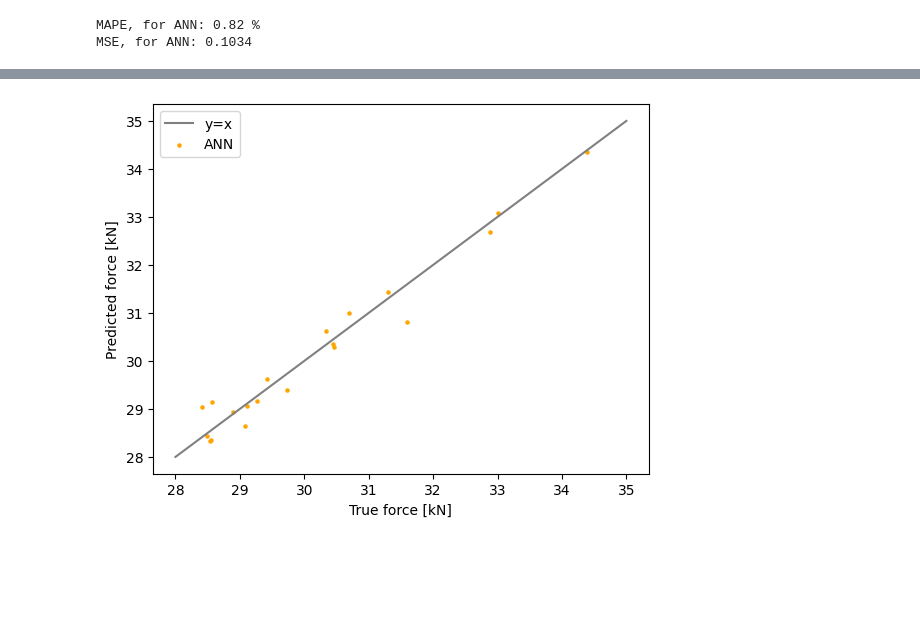
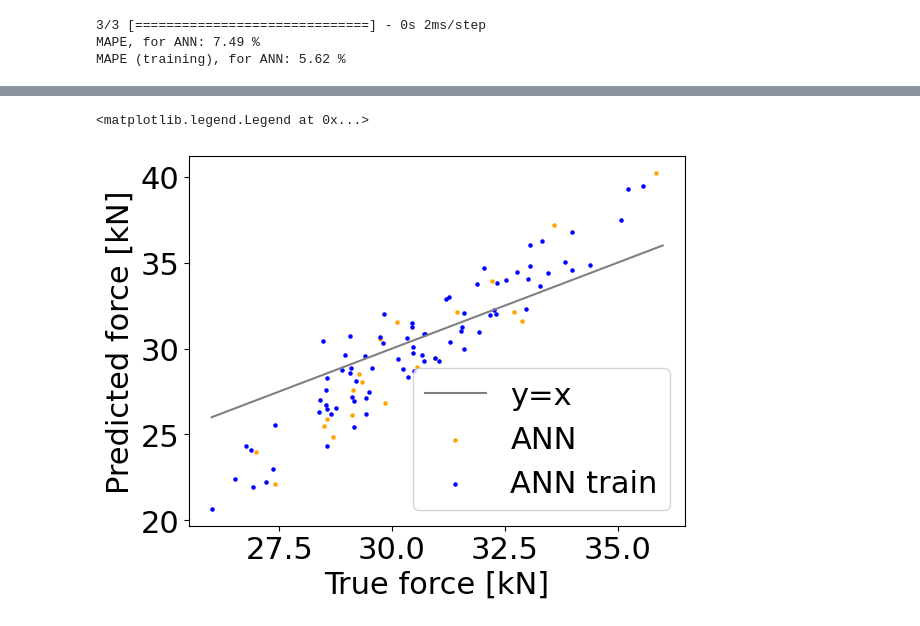
Before and after one commit to magnufoy/Surrogate-modeling, a Jupyter notebook: Surrogate_modeling_ANN.ipynb, the cells around one changed output, grey strips where cells are left out. Cells and saved outputs as stored; diff of their text form; code cells hidden in the pictures; blank space fills up the shorter version.

```diff
--- a/Surrogate_modeling_ANN.ipynb
+++ b/Surrogate_modeling_ANN.ipynb
@@ -20,8 +20,8 @@ df = pd.read_csv('Monte_Carlo_10000/training_data_bending.csv')
 X = df[['outer_wall_thickness', 'inside_wall_side_thickness', 'inside_wall_middle_thickness', 'height', 'width', 'sigma0', 'youngs']].values
 Y = df[['max_force']].values
 # %%
-X_train, X_val, Y_train, Y_val = train_test_split(X, Y, test_size=0.2, random_state=42)
+X_train, X_test, Y_train, Y_test = train_test_split(X, Y, test_size=0.2)
 
 scaler = MinMaxScaler()
 X_train = scaler.fit_transform(X_train)
-X_val = scaler.transform(X_val)
+X_test = scaler.transform(X_test)
@@ -160,17 +28,12 @@ Score: 0.022571105509996414
 # %%
 #   1. Create a model
 model = tf.keras.Sequential([
-    tf.keras.layers.Dense(32, activation='relu', input_shape=(7,)),
-    tf.keras.layers.Dense(32, activation='relu'),
-    tf.keras.layers.Dense(32, activation='relu'),
-    tf.keras.layers.Dense(32, activation='relu'),
-    tf.keras.layers.Dense(32, activation='relu'),
+    tf.keras.layers.Dense(16, activation='relu', input_shape=(X_train.shape[1],)),
     tf.keras.layers.Dense(1)
 ])
 
 #   2. Compile the model
-# Compile the model
-optimizer = tf.keras.optimizers.Adam(learning_rate=0.005)
+optimizer = tf.keras.optimizers.Adam(learning_rate=0.001)
 model.compile(optimizer=optimizer, loss='mse')
 
 #   3. Implement early stopping
@@ -186,7 +49,7 @@ history = model.fit(
     Y_train,
     epochs=1000,
     batch_size=16,
-    validation_data=(X_val, Y_val),
+    validation_split=0.2,
     callbacks=[early_stopping]
 )
 # %% [output]
@@ -212,3 +75,3 @@ Epoch 202/1000
 # %%
-Y_predicted_ANN = model.predict(X_val)
+Y_predicted_ANN = model.predict(X_test)
 # %% [output]
@@ -216,15 +79,17 @@ Y_predicted_ANN = model.predict(X_val)
 # %%
-mape_ANN = mean_absolute_percentage_error(Y_val, Y_predicted_ANN)
-mse_ANN = mean_squared_error(Y_val, Y_predicted_ANN)
+mape_ANN = mean_absolute_percentage_error(Y_test, Y_predicted_ANN)
+mape_ANN_training = mean_absolute_percentage_error(Y_train, model.predict(X_train))
 print("MAPE, for ANN:", format(round(mape_ANN, 4)*100,'.2f'), "%")
-print("MSE, for ANN:", format(round(mse_ANN, 4),'.4f'))
+print("MAPE (training), for ANN:", format(round(mape_ANN_training, 4)*100,'.2f'), "%")
 # %% [output]
-MAPE, for ANN: 0.82 %
-MSE, for ANN: 0.1034
+3/3 [==============================] - 0s 2ms/step
+MAPE, for ANN: 7.49 %
+MAPE (training), for ANN: 5.62 %
 # %%
-plt.plot([28,35], [28, 35], label='y=x', color='gray')
+plt.plot([26, 36], [26, 36], label='y=x', color='gray')
 
-plt.scatter(Y_val, Y_predicted_ANN, s=5, label='ANN', color='orange')
+plt.scatter(Y_test, Y_predicted_ANN, s=5, label='ANN', color='orange')
+plt.scatter(Y_train, model.predict(X_train), s=5, label='ANN train', color='blue')
 
 plt.xlabel('True force [kN]')
 plt.ylabel('Predicted force [kN]')
@@ -234 +99,2 @@ plt.legend()
+<matplotlib.legend.Legend at 0x...>
-[figure, old version]
+[figure, new version]
```
Also changed, not shown: parts of 9 cells of this notebook.
